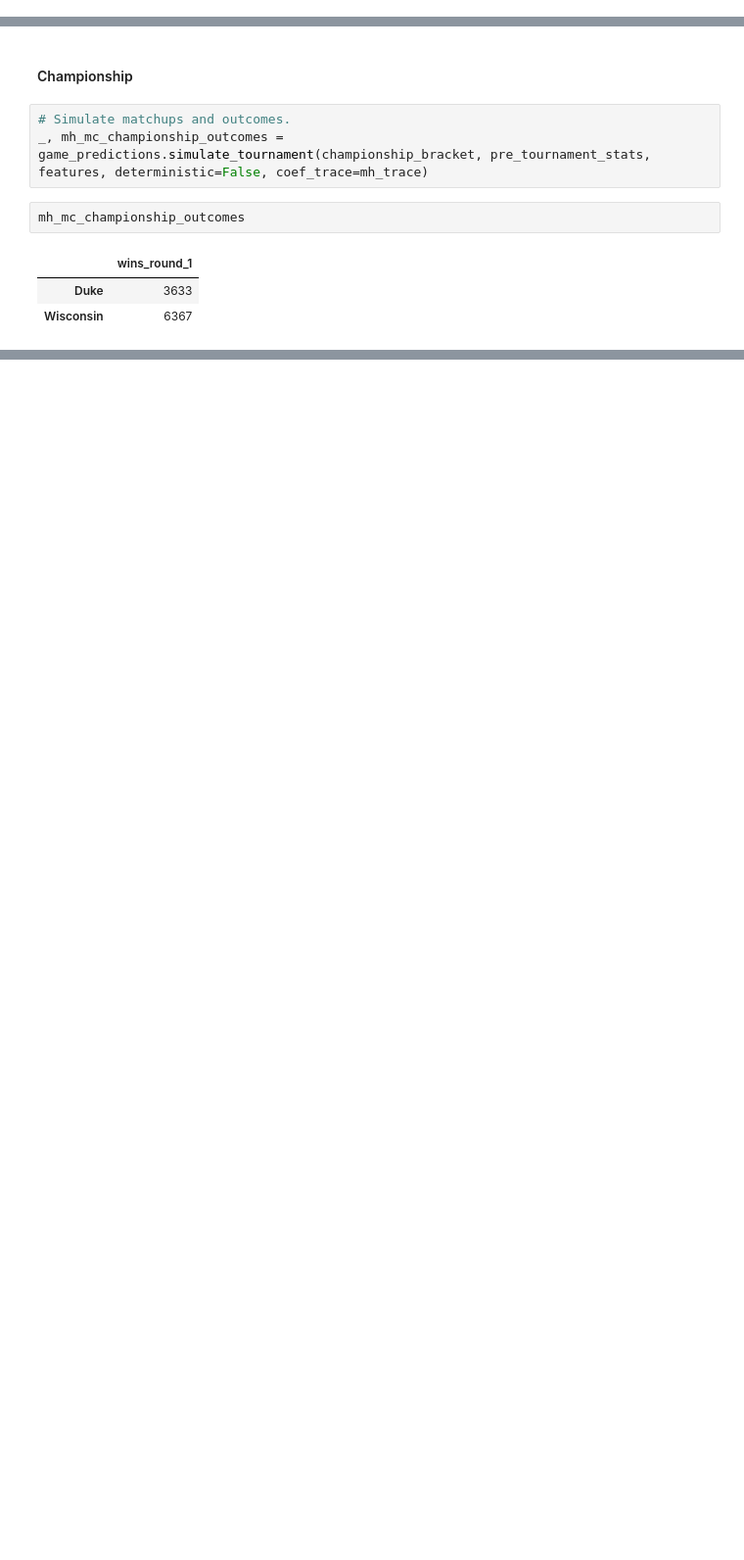
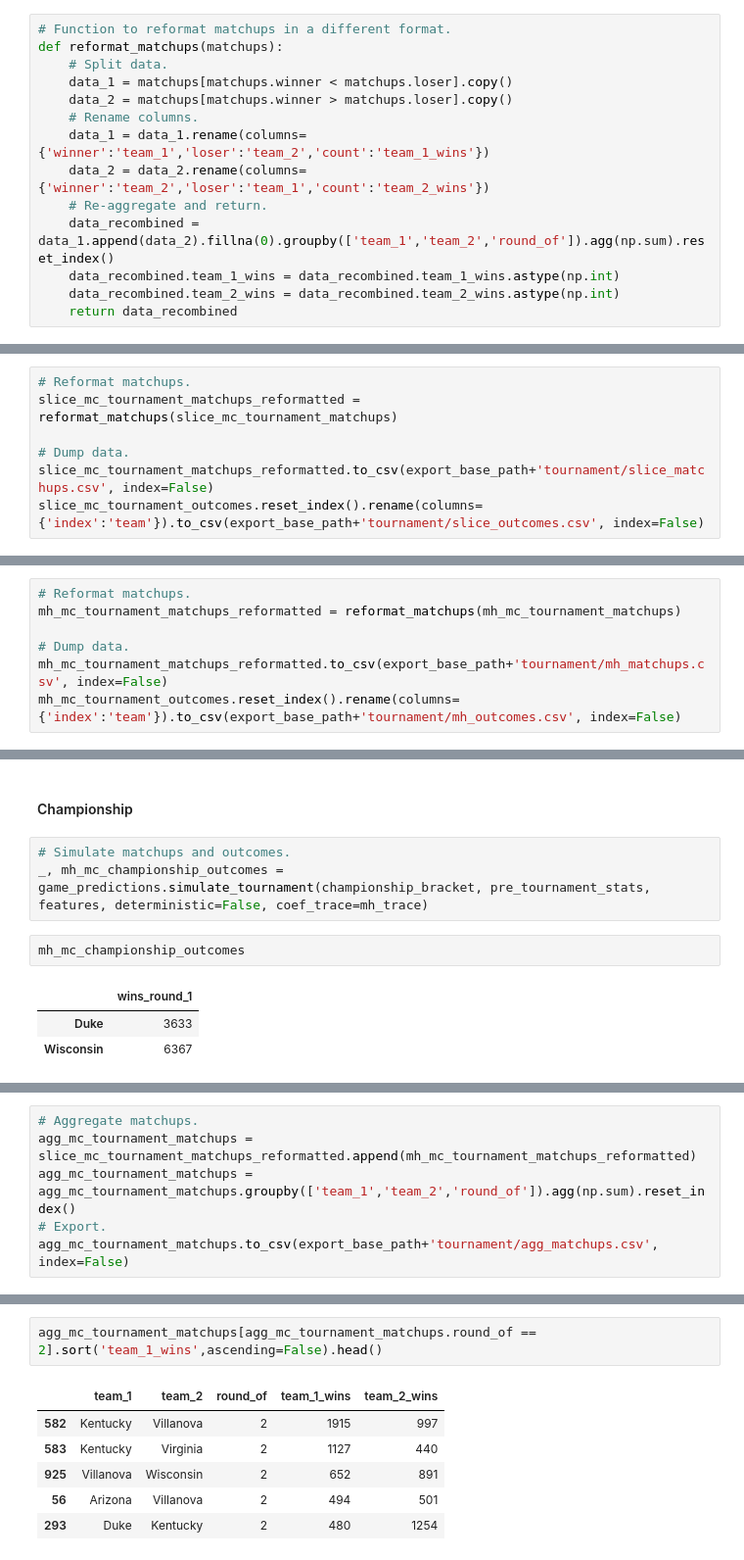
Before and after one commit to micahlanier/bayesket-ball, a Jupyter notebook: src/model/tournament_simulations.ipynb, the cells around one changed output, grey strips where cells are left out. Shown at 98% size. Saved outputs shown, nothing was run; the diff lists cells and outputs as text; blank space fills up the shorter version.

```diff
--- a/src/model/tournament_simulations.ipynb
+++ b/src/model/tournament_simulations.ipynb
@@ -28,3 +30,17 @@ final_four_bracket_path = '../../../data/tournament_brackets/2015_4.csv'
+# %%
+# Function to reformat matchups in a different format.
+def reformat_matchups(matchups):
+    # Split data.
+    data_1 = matchups[matchups.winner < matchups.loser].copy()
+    data_2 = matchups[matchups.winner > matchups.loser].copy()
+    # Rename columns.
+    data_1 = data_1.rename(columns={'winner':'team_1','loser':'team_2','count':'team_1_wins'})
+    data_2 = data_2.rename(columns={'winner':'team_2','loser':'team_1','count':'team_2_wins'})
+    # Re-aggregate and return.
+    data_recombined = data_1.append(data_2).fillna(0).groupby(['team_1','team_2','round_of']).agg(np.sum).reset_index()
+    data_recombined.team_1_wins = data_recombined.team_1_wins.astype(np.int)
+    data_recombined.team_2_wins = data_recombined.team_2_wins.astype(np.int)
+    return data_recombined
 # %% [markdown]
 ## Data
 # %%
@@ -283,3 +290,10 @@ slice_mc_tournament_outcomes.sort('wins_round_6', ascending=False).head(n=7)
+# %%
+# Reformat matchups.
+slice_mc_tournament_matchups_reformatted = reformat_matchups(slice_mc_tournament_matchups)
+
+# Dump data.
+slice_mc_tournament_matchups_reformatted.to_csv(export_base_path+'tournament/slice_matchups.csv', index=False)
+slice_mc_tournament_outcomes.reset_index().rename(columns={'index':'team'}).to_csv(export_base_path+'tournament/slice_outcomes.csv', index=False)
 # %% [markdown]
 #### Final Four
 # %%
@@ -391,3 +409,10 @@ mh_mc_tournament_outcomes.sort('wins_round_6', ascending=False).head(n=7)
+# %%
+# Reformat matchups.
+mh_mc_tournament_matchups_reformatted = reformat_matchups(mh_mc_tournament_matchups)
+
+# Dump data.
+mh_mc_tournament_matchups_reformatted.to_csv(export_base_path+'tournament/mh_matchups.csv', index=False)
+mh_mc_tournament_outcomes.reset_index().rename(columns={'index':'team'}).to_csv(export_base_path+'tournament/mh_outcomes.csv', index=False)
 # %% [markdown]
 #### Final Four
 # %%
@@ -430,0 +472,6 @@ mh_mc_championship_outcomes
+# %%
+# Aggregate matchups.
+agg_mc_tournament_matchups = slice_mc_tournament_matchups_reformatted.append(mh_mc_tournament_matchups_reformatted)
+agg_mc_tournament_matchups = agg_mc_tournament_matchups.groupby(['team_1','team_2','round_of']).agg(np.sum).reset_index()
+# Export.
+agg_mc_tournament_matchups.to_csv(export_base_path+'tournament/agg_matchups.csv', index=False)
@@ -430,0 +484,9 @@ mh_mc_championship_outcomes
+# %%
+agg_mc_tournament_matchups[agg_mc_tournament_matchups.round_of == 2].sort('team_1_wins',ascending=False).head()
+# %% [output]
+|  | team_1 | team_2 | round_of | team_1_wins | team_2_wins |
+| 582 | Kentucky | Villanova | 2 | 1915 | 997 |
+| 583 | Kentucky | Virginia | 2 | 1127 | 440 |
+| 925 | Villanova | Wisconsin | 2 | 652 | 891 |
+| 56 | Arizona | Villanova | 2 | 494 | 501 |
+| 293 | Duke | Kentucky | 2 | 480 | 1254 |
```
Also changed, not shown: parts of 24 cells of this notebook.
